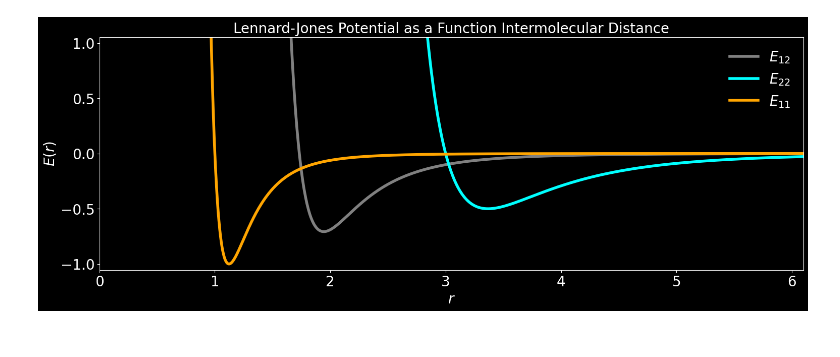
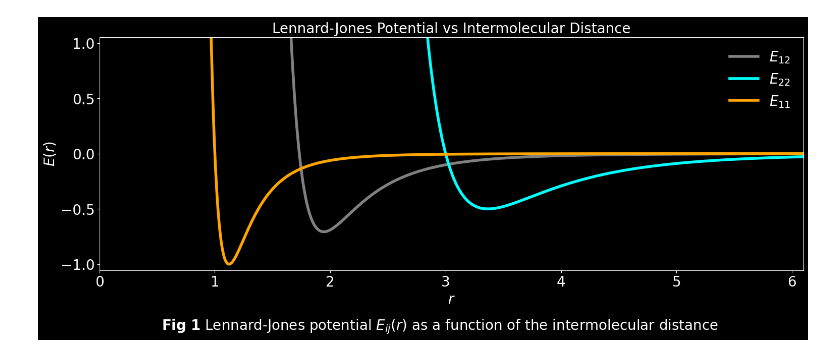
Before and after one commit to c-vandenberg/lammps-tutorials, a Jupyter notebook: simon-gravelle/level-1/lennard-jones-fluid/first-input/notebooks/lennard_jones_potential.ipynb, the cells around one changed output. Cells and saved outputs as stored; diff of their text form; code cells hidden in the pictures.

Commit message:
Update notebook and generate Lennard-Jones graph

```diff
--- a/simon-gravelle/level-1/lennard-jones-fluid/first-input/notebooks/lennard_jones_potential.ipynb
+++ b/simon-gravelle/level-1/lennard-jones-fluid/first-input/notebooks/lennard_jones_potential.ipynb
@@ -19,32 +19,38 @@ lj_potential_12 = 4*epsilon_12*((sigma_12/r)**12-(sigma_12/r)**6)
 
 # Plot the results
 line_graph_figure, line_graph_axes = pyplot.subplots(figsize=(18, 6))
 line_graph_figure.patch.set_facecolor('black')
 line_graph_axes.set_facecolor('black')
 
 line_graph_axes.tick_params(colors='white', which='both', labelsize=20)
 for spine in line_graph_axes.spines.values():
     spine.set_edgecolor('white')
 
 line_graph_axes.plot(r, lj_potential_12, color='gray', linewidth=4, label=r'$E_{12}$')
 line_graph_axes.plot(r, lj_potential_22, color='cyan', linewidth=4, label=r'$E_{22}$')
 line_graph_axes.plot(r, lj_potential_11, color='orange', linewidth=4, label=r'$E_{11}$')
 
 # Set labels, legend, and boundaries
 line_graph_axes.set_xlabel(r'$r$', fontsize=20, color='white')
 line_graph_axes.set_ylabel(r'$E(r)$', fontsize=20, color='white')
 line_graph_axes.set_xticks(numpy.arange(0, 6.1, 1))
 line_graph_axes.set_xlim(0, 6.1)
 line_graph_axes.set_yticks(numpy.arange(-1., 1.25, 0.5))
 line_graph_axes.set_ylim(-1.055, 1.055)
-line_graph_axes.set_title('Lennard-Jones Potential as a Function Intermolecular Distance', fontsize=20, color='white')
+line_graph_axes.set_title('Lennard-Jones Potential vs Intermolecular Distance', fontsize=20, color='white')
 
 # Add legend
 legend: Legend = line_graph_axes.legend(loc='upper right', frameon=False, fontsize=20)
 for text in legend.get_texts():
     text.set_color('white')
 
+# Add figure title
+line_graph_figure.text(0.5, -0.075,
+                r'$\bf{Fig\ 1}$ Lennard-Jones potential $E_{ij}(r)$ as a function of the intermolecular distance',
+                ha='center', va='center', color='white', fontsize=20)
+
 # Display the plot
+pyplot.savefig('../reports/figures/lennard_jones_potential.png', bbox_inches='tight')
 pyplot.show()
 # %% [output]
-[figure, old version]
+[figure, new version]
```
Also changed, not shown: 1 other file.
